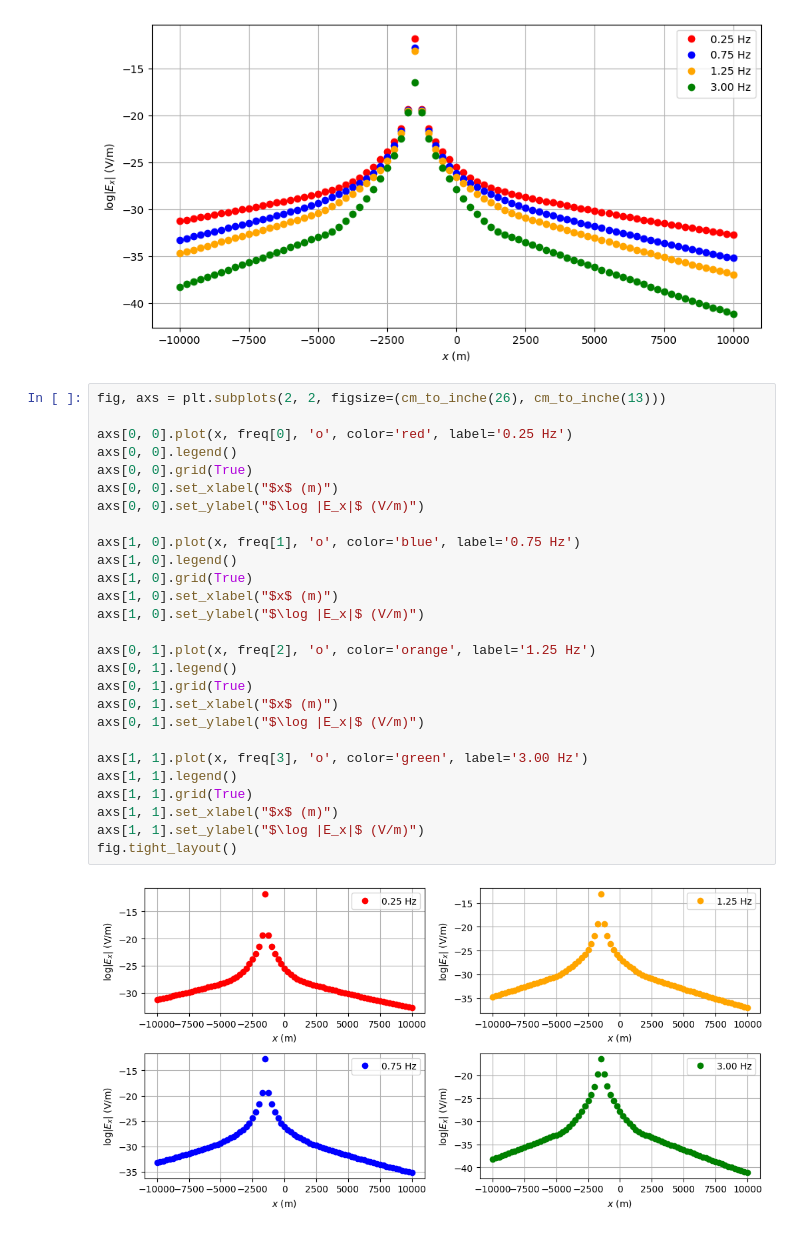
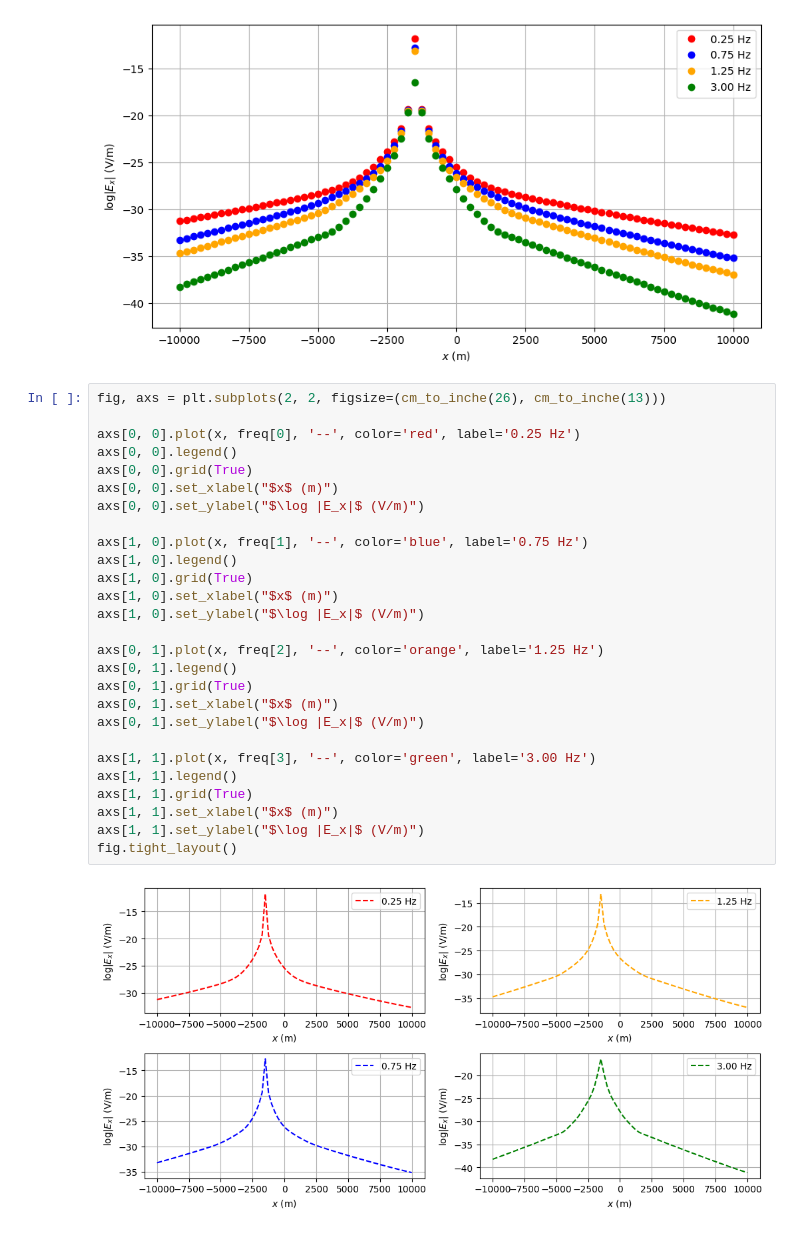
Before and after one commit to MatheusRamo/programacao-aplicada-geofisica, a Jupyter notebook: plots.ipynb, the cells around one changed output. Cells and saved outputs as stored; diff of their text form.

Commit message:
updated plots

```diff
--- a/plots.ipynb
+++ b/plots.ipynb
@@ -32,29 +32,29 @@ plt.show()
 # %%
 fig, axs = plt.subplots(2, 2, figsize=(cm_to_inche(26), cm_to_inche(13)))
 
-axs[0, 0].plot(x, freq[0], 'o', color='red', label='0.25 Hz')
+axs[0, 0].plot(x, freq[0], '--', color='red', label='0.25 Hz')
 axs[0, 0].legend()
 axs[0, 0].grid(True)
 axs[0, 0].set_xlabel("$x$ (m)")
 axs[0, 0].set_ylabel("$\log |E_x|$ (V/m)")
 
-axs[1, 0].plot(x, freq[1], 'o', color='blue', label='0.75 Hz')
+axs[1, 0].plot(x, freq[1], '--', color='blue', label='0.75 Hz')
 axs[1, 0].legend()
 axs[1, 0].grid(True)
 axs[1, 0].set_xlabel("$x$ (m)")
 axs[1, 0].set_ylabel("$\log |E_x|$ (V/m)")
 
-axs[0, 1].plot(x, freq[2], 'o', color='orange', label='1.25 Hz')
+axs[0, 1].plot(x, freq[2], '--', color='orange', label='1.25 Hz')
 axs[0, 1].legend()
 axs[0, 1].grid(True)
 axs[0, 1].set_xlabel("$x$ (m)")
 axs[0, 1].set_ylabel("$\log |E_x|$ (V/m)")
 
-axs[1, 1].plot(x, freq[3], 'o', color='green', label='3.00 Hz')
+axs[1, 1].plot(x, freq[3], '--', color='green', label='3.00 Hz')
 axs[1, 1].legend()
 axs[1, 1].grid(True)
 axs[1, 1].set_xlabel("$x$ (m)")
 axs[1, 1].set_ylabel("$\log |E_x|$ (V/m)")
 fig.tight_layout()
 # %% [output]
-[figure, old version]
+[figure, new version]
```
